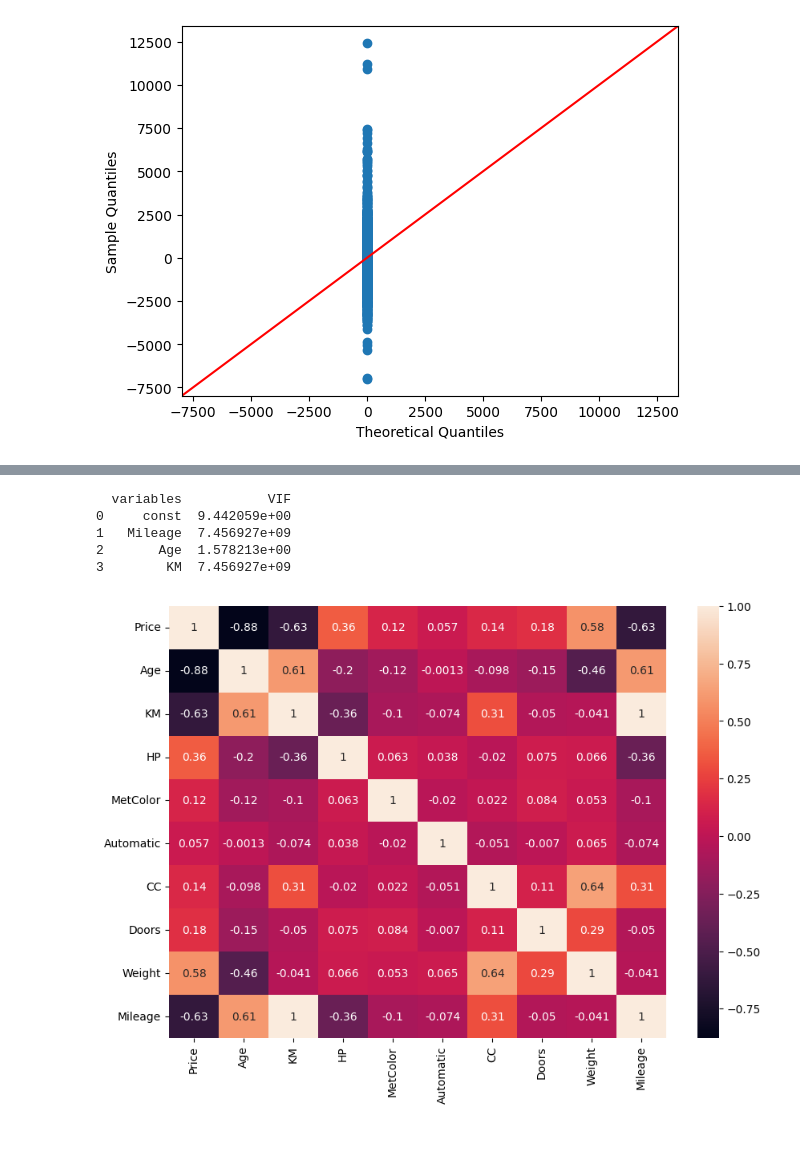
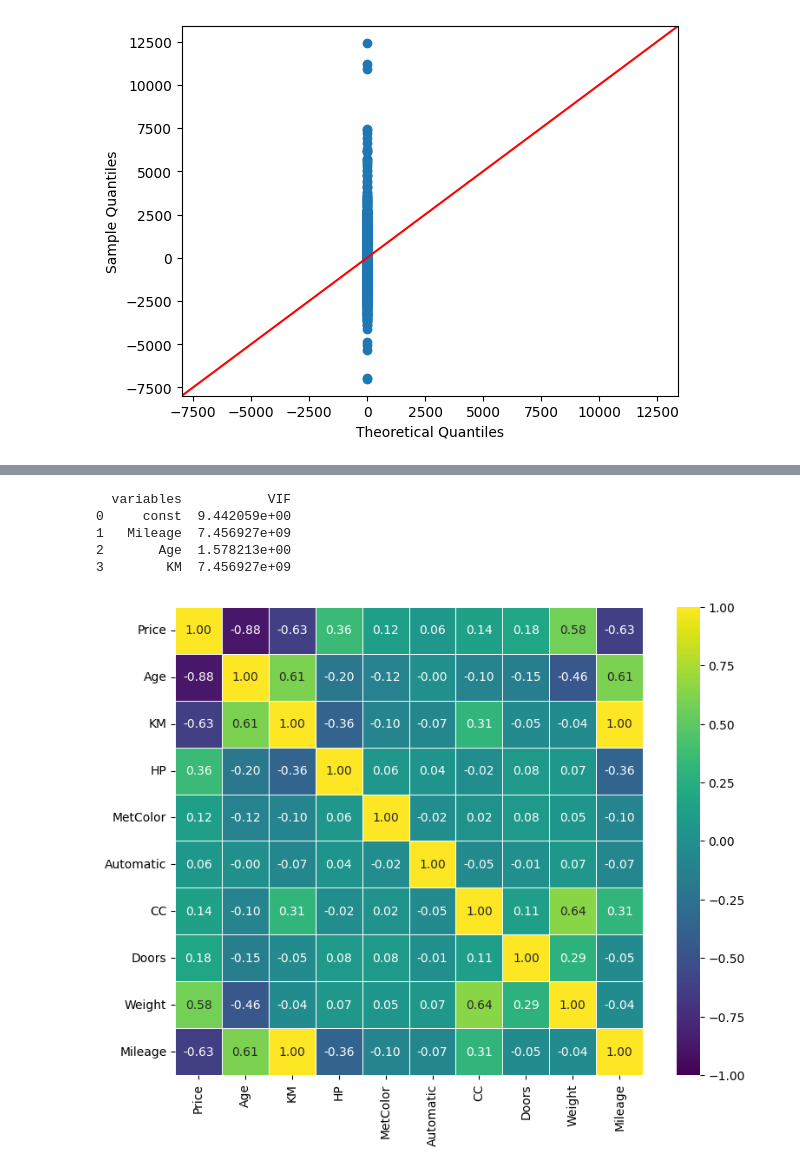
Before and after one commit to michelmalki/MichelMalki, a Jupyter notebook: Used_Car_Sales.ipynb, the cells around one changed output, grey strips where cells are left out. Drawn from its saved outputs; the diff is of its cells as text; code cells hidden in the pictures; blank space fills up the shorter version.

```diff
--- a/Used_Car_Sales.ipynb
+++ b/Used_Car_Sales.ipynb
@@ -379,29 +387,34 @@ plt.show()
 # %%
+# Visualize the correlation matrix and the Variance Inflation Factor (VIF) to identify potential multicollinearity issues.
+
 import seaborn as sns
 import statsmodels.api as sm
 from statsmodels.stats.outliers_influence import variance_inflation_factor
 import pandas as pd
 import matplotlib.pyplot as plt
 
 x2 = df[['Mileage', 'Age', 'KM']]
+x2 = sm.add_constant(x2)
 
-x2 = sm.add_constant(x2)
 vif = pd.DataFrame()
 vif["variables"] = x2.columns
 vif["VIF"] = [variance_inflation_factor(x2.values, i) for i in range(x2.shape[1])]
-
 print(vif)
 
 corrMatrix = df.corr()
 plt.figure(figsize=(10, 7))
-sns.heatmap(corrMatrix, annot=True)
+
+sns.heatmap(corrMatrix, cmap = 'viridis', vmin = -1, vmax = 1, center = 0, annot=True, fmt=".2f", square=True, linewidths=.5)
 plt.show()
+
+# This code snippet calculates the Variance Inflation Factor (VIF) to assess multicollinearity in a linear regression model
+# and visualizes the correlation matrix of the dataset using a heatmap
 # %% [output]
   variables           VIF
 0     const  9.442059e+00
 1   Mileage  7.456927e+09
 2       Age  1.578213e+00
 3        KM  7.456927e+09
-[figure, old version]
+[figure, new version]
 # %%
 # Before diagnostics
```
Also changed, not shown: parts of 7 cells of this notebook.
